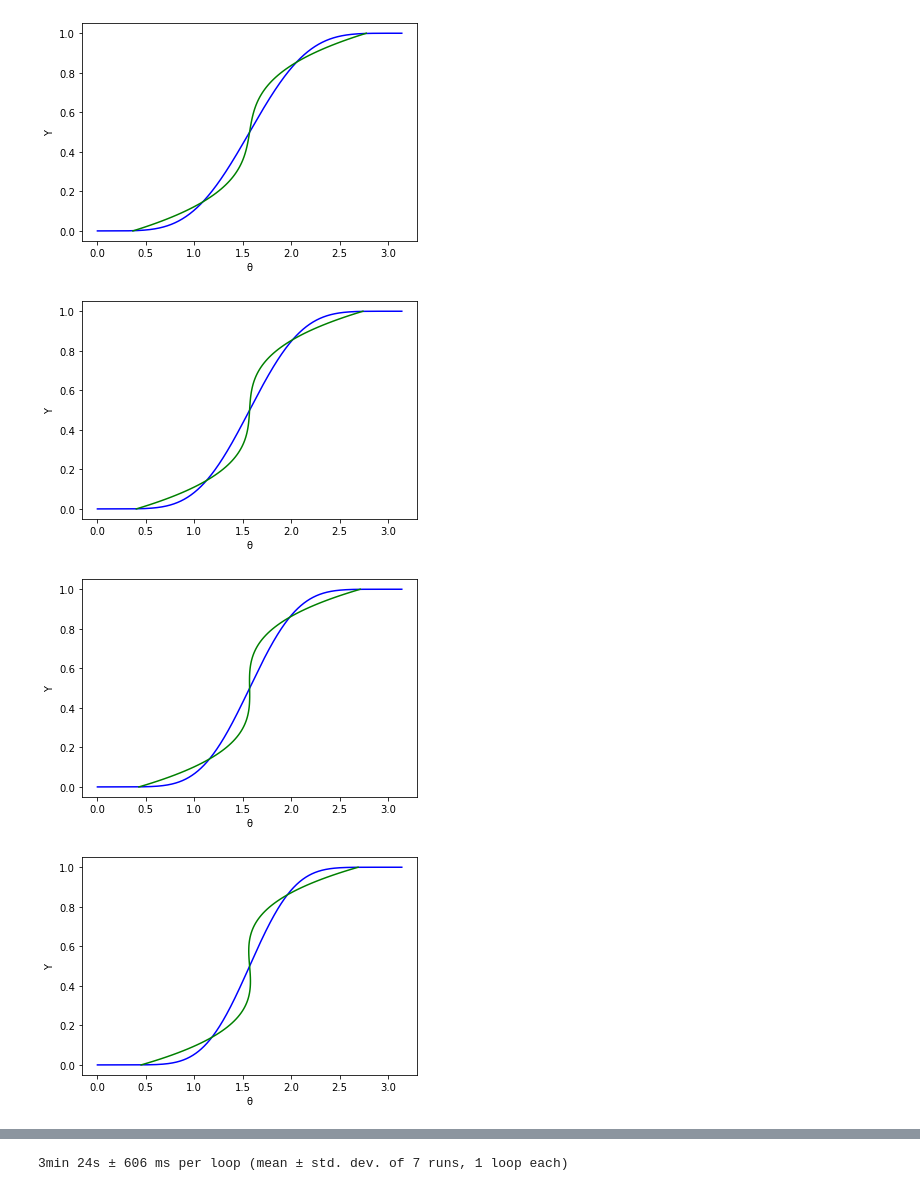
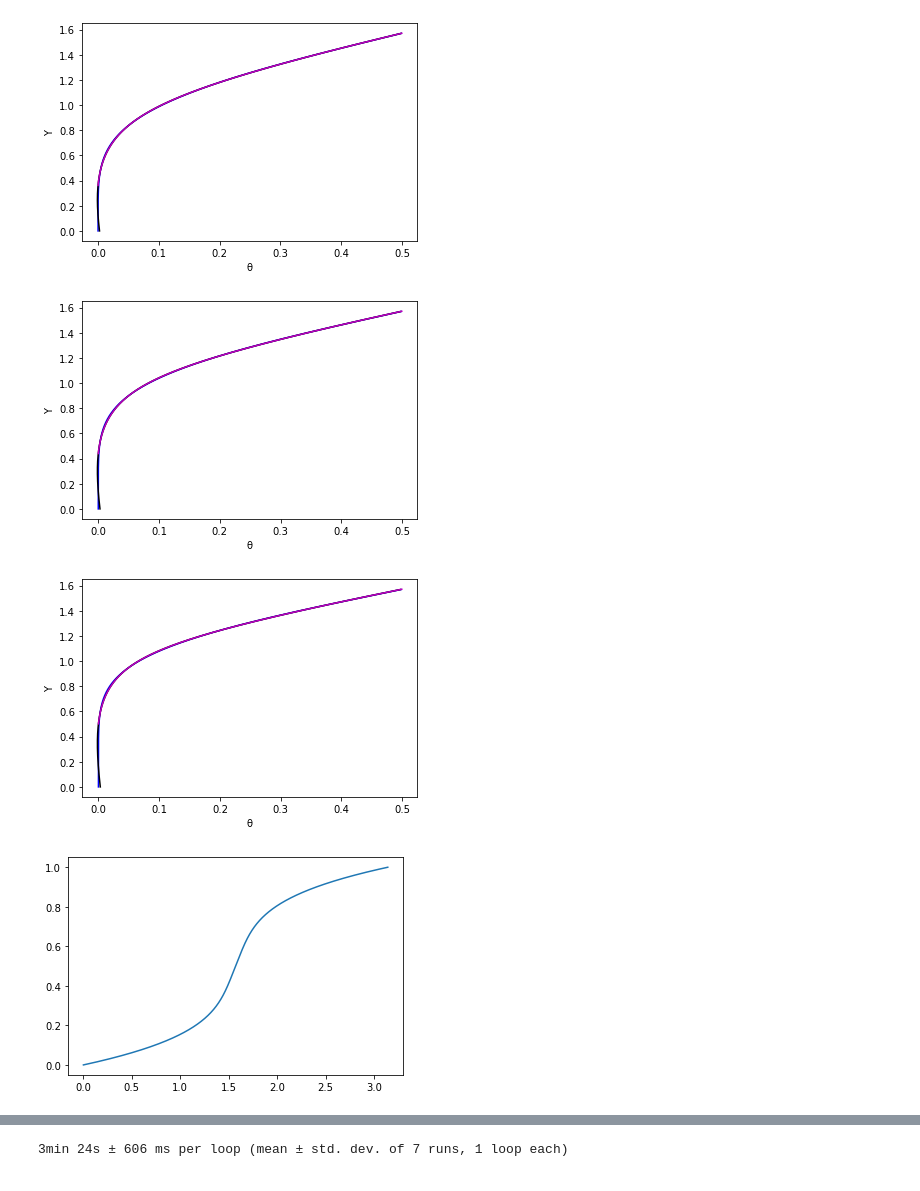
Before and after one commit to Kxnr/Noise, a Jupyter notebook: noise_mapping_test.ipynb, the cells around one changed output, grey strips where cells are left out. Saved outputs shown, nothing was run; the diff lists cells and outputs as text; code cells hidden in the pictures.

```diff
--- a/noise_mapping_test.ipynb
+++ b/noise_mapping_test.ipynb
@@ -9,8 +9,9 @@ from scipy.interpolate import splrep, splev
 from scipy.optimize import curve_fit
 from math import floor
 from itertools import product
+from random import shuffle
 
-θ = sm.symbols('theta')
+θ = sm.symbols('theta', positive=True, real=True)
 α = sm.symbols('alpha', integer=True, positive=True)
-Y = sm.symbols('Y')
+Y = sm.symbols('Y', positive=True, real=True)
 sm.init_printing()
@@ -23,6 +31,9 @@ rho_func = (1/sm.sqrt(sm.pi))*(sm.gamma((α + 1) / 2) / sm.gamma(α / 2))*sm.Pow
 Y_func = sm.integrate(rho_func, (θ, 0, θ))
 # %%
 Y_sols = []
-for i in range(1, 9):
-    Y_sols.append(sm.simplify(sm.trigsimp(sm.simplify(Y_func.subs({α: i})), method='fu')))
+for i in range(1, 8):
+    sol = sm.trigsimp(sm.simplify(Y_func.subs({α: i})), method='fu')
+    sol = sm.simplify(sol)
+    Y_sols.append(sol)
+
 Y_sols[0] = Y_sols[0]/2 # manually remap output to [0, 2*pi]
@@ -32,0 +44,5 @@ Y_sols
+# %%
+for sol in Y_sols:
+    p = sm.plot(sol.series(n=15, x0=0).removeO(), xlim=(0, np.pi), ylim=(-.1, 1.1), show=False)
+    p.append(sm.plot(sol, xlim=(0, np.pi),  ylim=(-.1, 1.1), show=False)[0])
+    p.show()
@@ -33,20 +126,46 @@ Y_sols
 # %%
 # plot
 theta_grid = np.linspace(0, np.pi, 1000)
-y_grid = np.linspace(-.2, 1.2, 1000)
+y_grid = np.linspace(0, 1, 1000)
 offsets = np.linspace(-.1, .1, 1000)
 # pretty bad, but good enough for now--let's get some noise
 fits = []
 
 for sol in Y_sols:
+
     Y_grid = sm.lambdify(θ, sol, 'numpy')(theta_grid)
 
-    fit = np.polynomial.polynomial.Polynomial.fit(Y_grid, theta_grid, deg=3)
-    fits.append(fit)
-    xx, yy = fit.linspace()
+    #     fit = np.polynomial.polynomial.Polynomial.fit(Y_grid, theta_grid, deg=3)
+    #     fits.append(fit)
+    #     xx, yy = fit.linspace()
 
-    plt.plot(theta_grid, Y_grid, color='b')
-    plt.plot(yy, xx, color='g')
+
+    #     plt.plot(theta_grid, Y_grid, color='b')
+    #     plt.plot(yy, xx, color='g')
+    plt.plot(Y_grid[:len(Y_grid)//2], theta_grid[:len(Y_grid)//2], color='b')
+
+    popt, pcov = curve_fit(basic_hyperbola, Y_grid[:len(Y_grid)//2], theta_grid[:len(theta_grid)//2], p0=(-1.8, 1.8, -.1, .6, .05), maxfev=100000)
+    t_result = basic_hyperbola(y_grid[:len(y_grid)//2], *popt)
+    #plt.plot(y_grid[:len(y_grid)//2], t_result, color='r')
+
+    popt, pcov = curve_fit(basic_hyperbola, theta_grid[:len(theta_grid)//2], Y_grid[:len(Y_grid)//2], p0=(.1, .5, .5, .9, -.1), maxfev=100000)
+    t_result = basic_hyperbola(theta_grid[:len(theta_grid)//2], *popt)
+    plt.plot(t_result, theta_grid[:len(theta_grid)//2], color='k')
+
+    #popt, pcov = curve_fit(inverse_hyperbola, Y_grid[:len(Y_grid)//2], theta_grid[:len(theta_grid)//2], p0=(.1, .5, .5, .9, -.1), maxfev=100000)
+    t_result = inverse_hyperbola(y_grid[:len(y_grid)//2], *popt, sgn=1)
+    plt.plot(y_grid[:len(y_grid)//2], t_result, color='m')
+
+
+
+#     popt, pcov = curve_fit(rot_hyperbola, Y_grid[:len(Y_grid)//2], theta_grid[:len(theta_grid)//2], maxfev=100000)
+#     print(popt)
+#     t_result = rot_hyperbola(y_grid[:len(y_grid)//2], *popt)
+#     plt.plot(t_result, y_grid[:len(y_grid)//2], color='m')
+
+    #     popt, pcov = curve_fit(weird_interp, Y_grid, theta_grid, p0=[12, .8])
+    #     t_result = weird_interp(y_grid, *popt)
+    #     plt.plot(t_result, y_grid, color='m')
 
     plt.ylabel('Y')
     plt.xlabel('θ')
@@ -59,4 +178,17 @@ for sol in Y_sols:
-[figure, old version]
+[figure, new version]
-[figure, old version]
+[figure, new version]
-[figure, old version]
+[figure, new version]
-[figure, removed]
+# %%
+slope = -.5
+def weird_interp(x, a, m):
+    w = -(2*(x-.5))**a+1
+    return np.where(x<=.5, lerp(w, 0, weird_lerp(x, 0.5, np.pi/2, m)), lerp(w, np.pi, weird_lerp(x, 0.5, np.pi/2, m)))
+
+def weird_lerp(x, x0, y0, m):
+    return m*(x-x0) + y0
+
+plt.plot(weird_interp(y_grid, 4, .8), y_grid)
+#plt.plot(weird_lerp(y_grid, 0.5, np.pi/2, .1), y_grid)
+plt.show()
+# %% [output]
+[figure, added]
```
Also changed, not shown: parts of 16 cells of this notebook.
